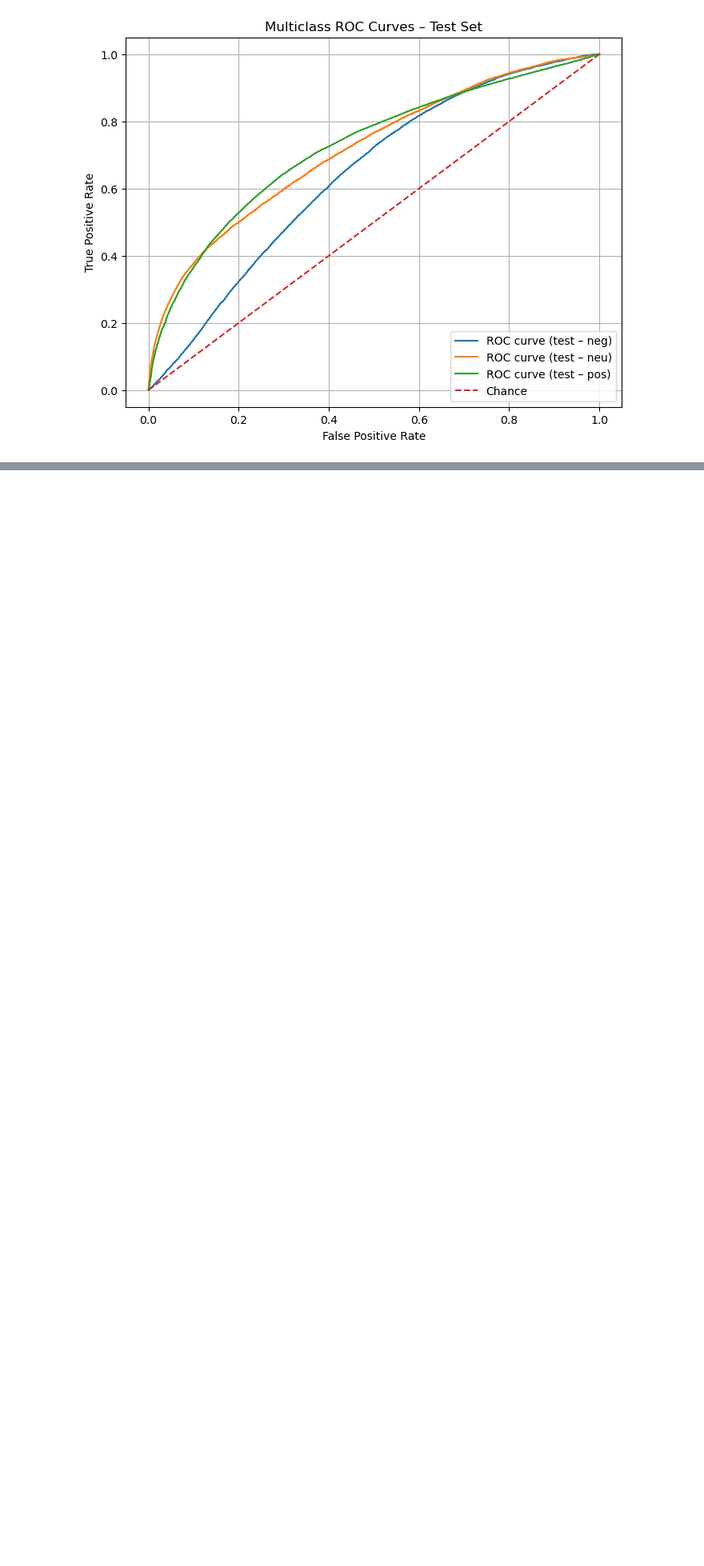
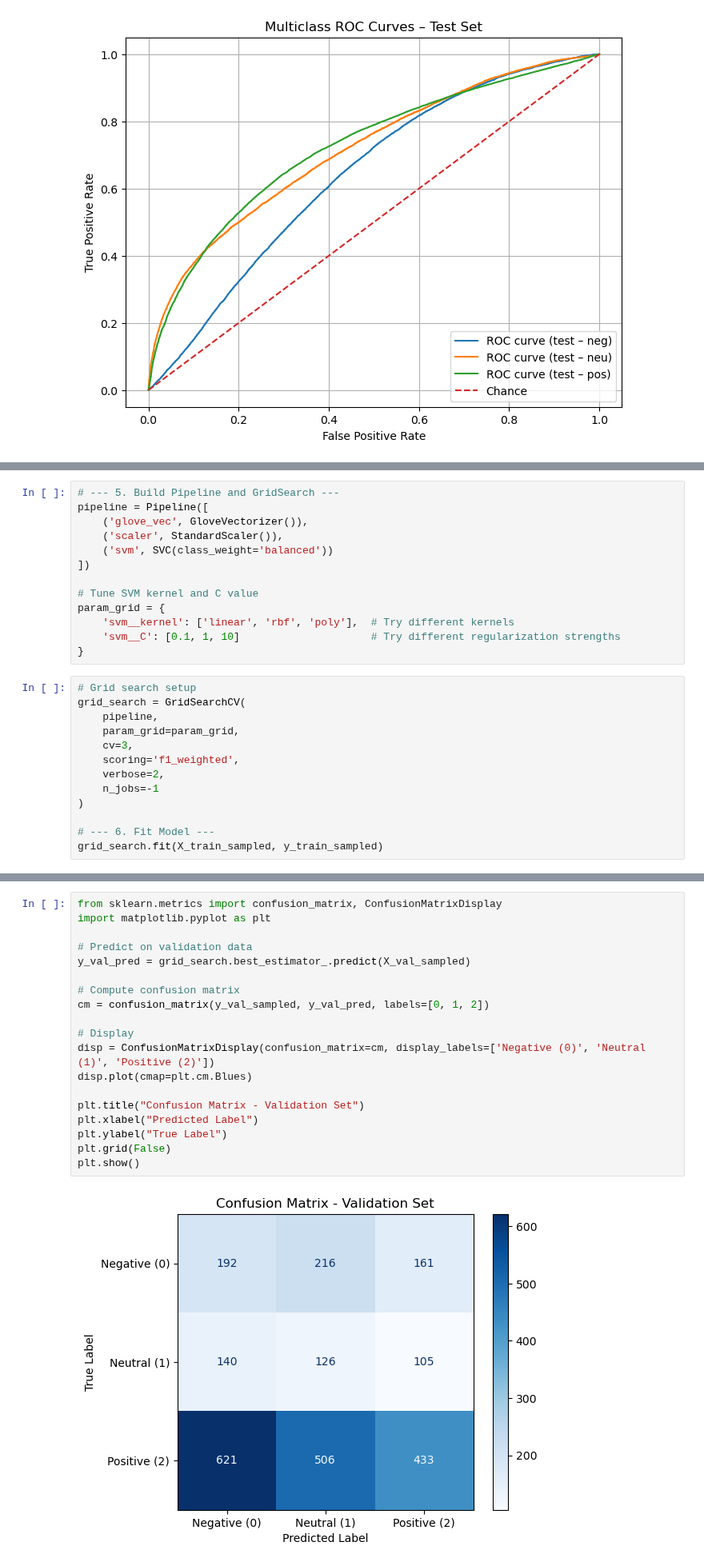
Before and after one commit to LCIT-AISC-T3-S25/Group3, a Jupyter notebook: notebooks/Svm_Glove.ipynb, the cells around one changed output, grey strips where cells are left out. Shown at 80% size. Saved outputs shown, nothing was run; the diff lists cells and outputs as text; blank space fills up the shorter version.

```diff
--- a/notebooks/Svm_Glove.ipynb
+++ b/notebooks/Svm_Glove.ipynb
@@ -838,0 +1014,26 @@ plt.show()
+# %%
+# --- 5. Build Pipeline and GridSearch ---
+pipeline = Pipeline([
+    ('glove_vec', GloveVectorizer()),
+    ('scaler', StandardScaler()),
+    ('svm', SVC(class_weight='balanced'))
+])
+
+# Tune SVM kernel and C value
+param_grid = {
+    'svm__kernel': ['linear', 'rbf', 'poly'],  # Try different kernels
+    'svm__C': [0.1, 1, 10]                     # Try different regularization strengths
+}
+# %%
+# Grid search setup
+grid_search = GridSearchCV(
+    pipeline,
+    param_grid=param_grid,
+    cv=3,
+    scoring='f1_weighted',
+    verbose=2,
+    n_jobs=-1
+)
+
+# --- 6. Fit Model ---
+grid_search.fit(X_train_sampled, y_train_sampled)
@@ -838,0 +1070,21 @@ plt.show()
+# %%
+from sklearn.metrics import confusion_matrix, ConfusionMatrixDisplay
+import matplotlib.pyplot as plt
+
+# Predict on validation data
+y_val_pred = grid_search.best_estimator_.predict(X_val_sampled)
+
+# Compute confusion matrix
+cm = confusion_matrix(y_val_sampled, y_val_pred, labels=[0, 1, 2])
+
+# Display
+disp = ConfusionMatrixDisplay(confusion_matrix=cm, display_labels=['Negative (0)', 'Neutral (1)', 'Positive (2)'])
+disp.plot(cmap=plt.cm.Blues)
+
+plt.title("Confusion Matrix - Validation Set")
+plt.xlabel("Predicted Label")
+plt.ylabel("True Label")
+plt.grid(False)
+plt.show()
+# %% [output]
+[figure, added]
```
Also changed, not shown: parts of 19 cells of this notebook.
